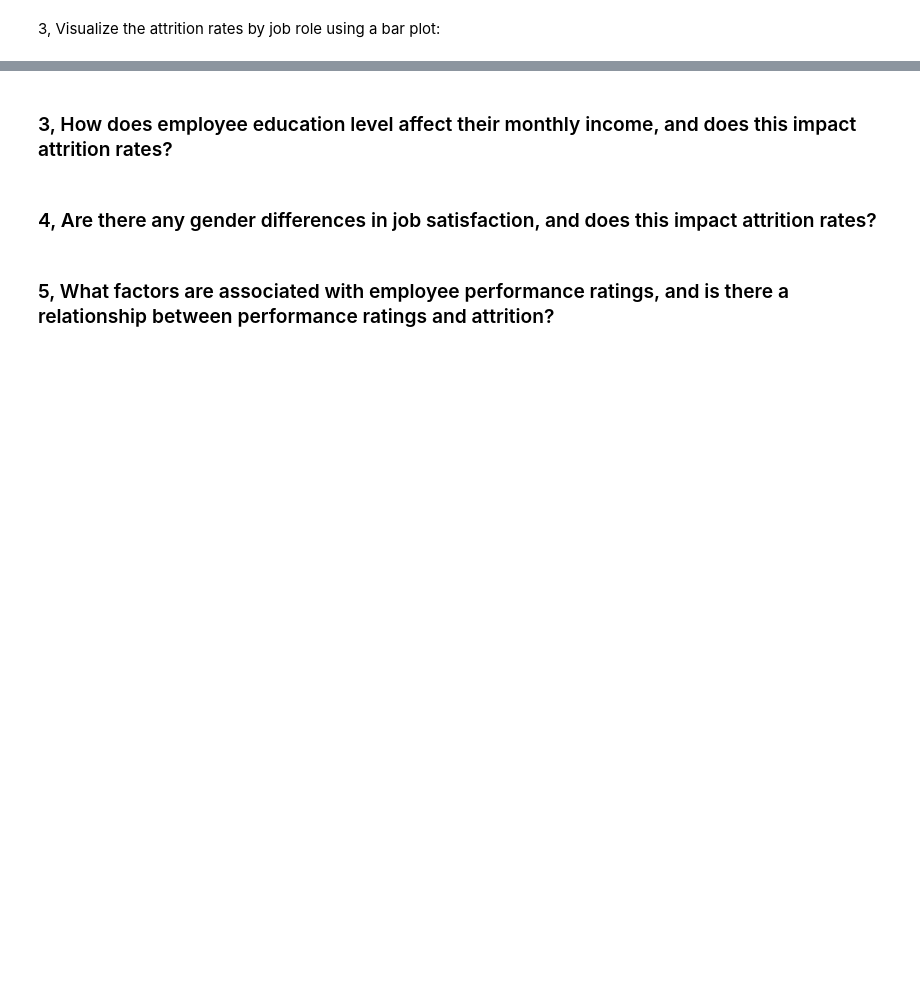
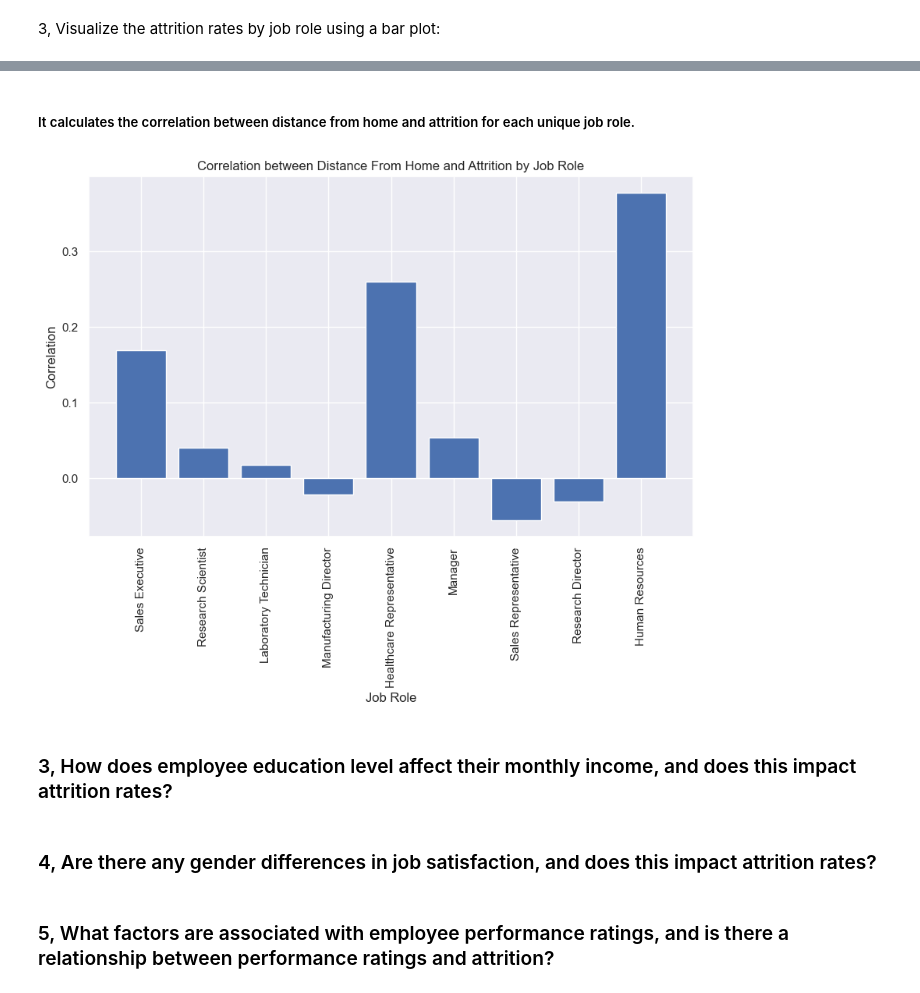
Before and after one commit to KursaDSc/IBM-HR-Analytics-Employee-Attrition, a Jupyter notebook: Updated_main.ipynb, the cells around one changed output, grey strips where cells are left out. Saved outputs shown, nothing was run; the diff lists cells and outputs as text; code cells hidden in the pictures; blank space fills up the shorter version.

```diff
--- a/Updated_main.ipynb
+++ b/Updated_main.ipynb
@@ -278,3 +332,29 @@ Left the Company: 237
+# %% [markdown]
+##### It calculates the correlation between distance from home and attrition for each unique job role.
+# %%
+job_roles = df2['JobRole'].unique()
+
+correlations = {}
+for role in job_roles:
+
+    subset = df2[df2['JobRole'] == role]
+    # subset = Sales Executive, 0.1 , 1
+
+    correlation = subset['DistanceFromHome'].corr(subset['Attrition'])
+
+    # correlation = Sales Executiv 0.1698105188381547
+    correlations[role] = correlation
+
+
+plt.figure(figsize=(10, 6))
+plt.bar(range(len(correlations)), list(correlations.values()), align='center')
+plt.xticks(range(len(correlations)), list(correlations.keys()), rotation=90)
+plt.xlabel('Job Role')
+plt.ylabel('Correlation')
+plt.title('Correlation between Distance From Home and Attrition by Job Role')
+plt.show()
+# %% [output]
+[figure, added]
 # %% [markdown]
 ### 3, How does employee education level affect their monthly income, and does this impact attrition rates?
 # %% [markdown]
```
Also changed, not shown: parts of 5 cells of this notebook.
